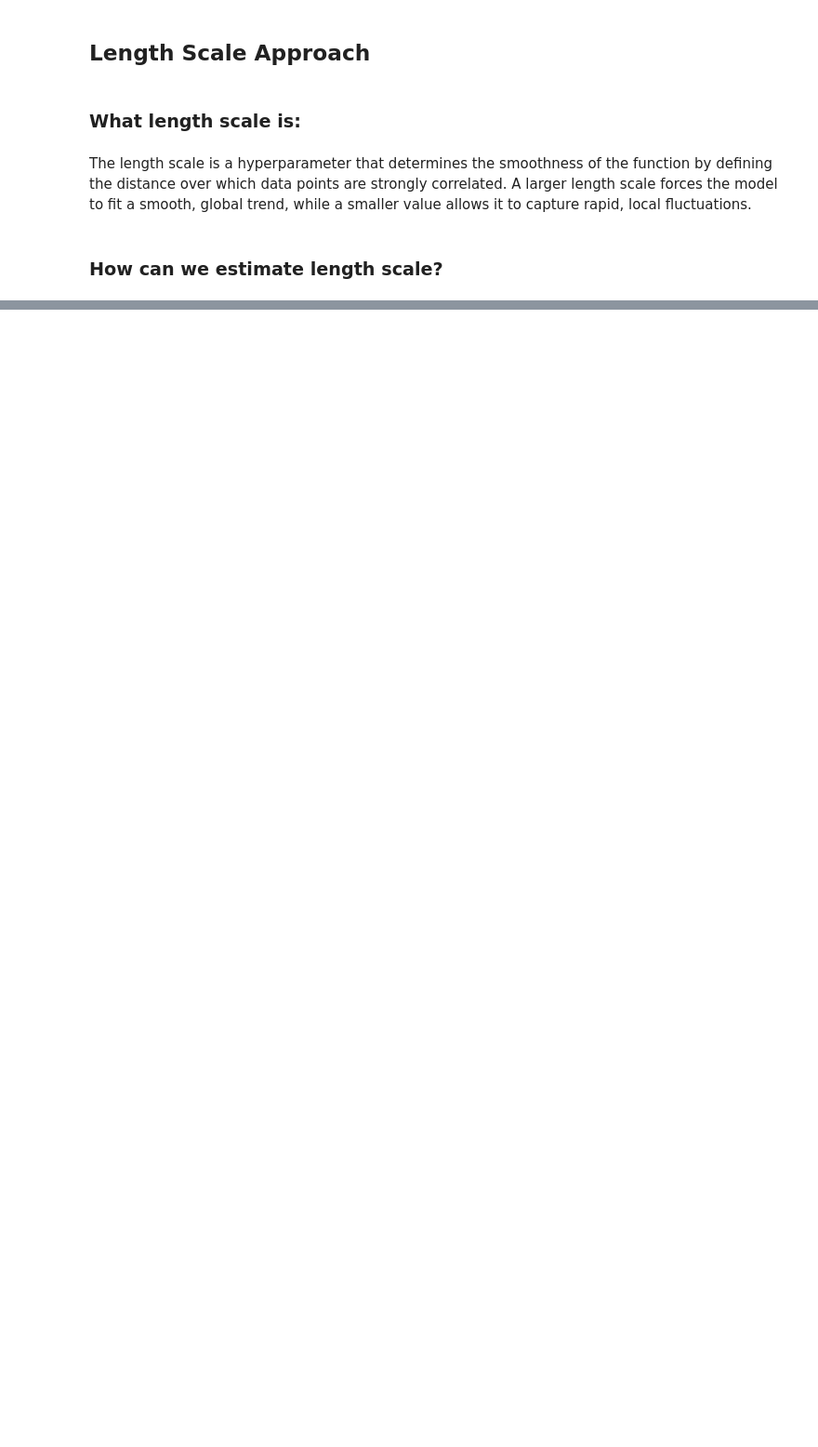
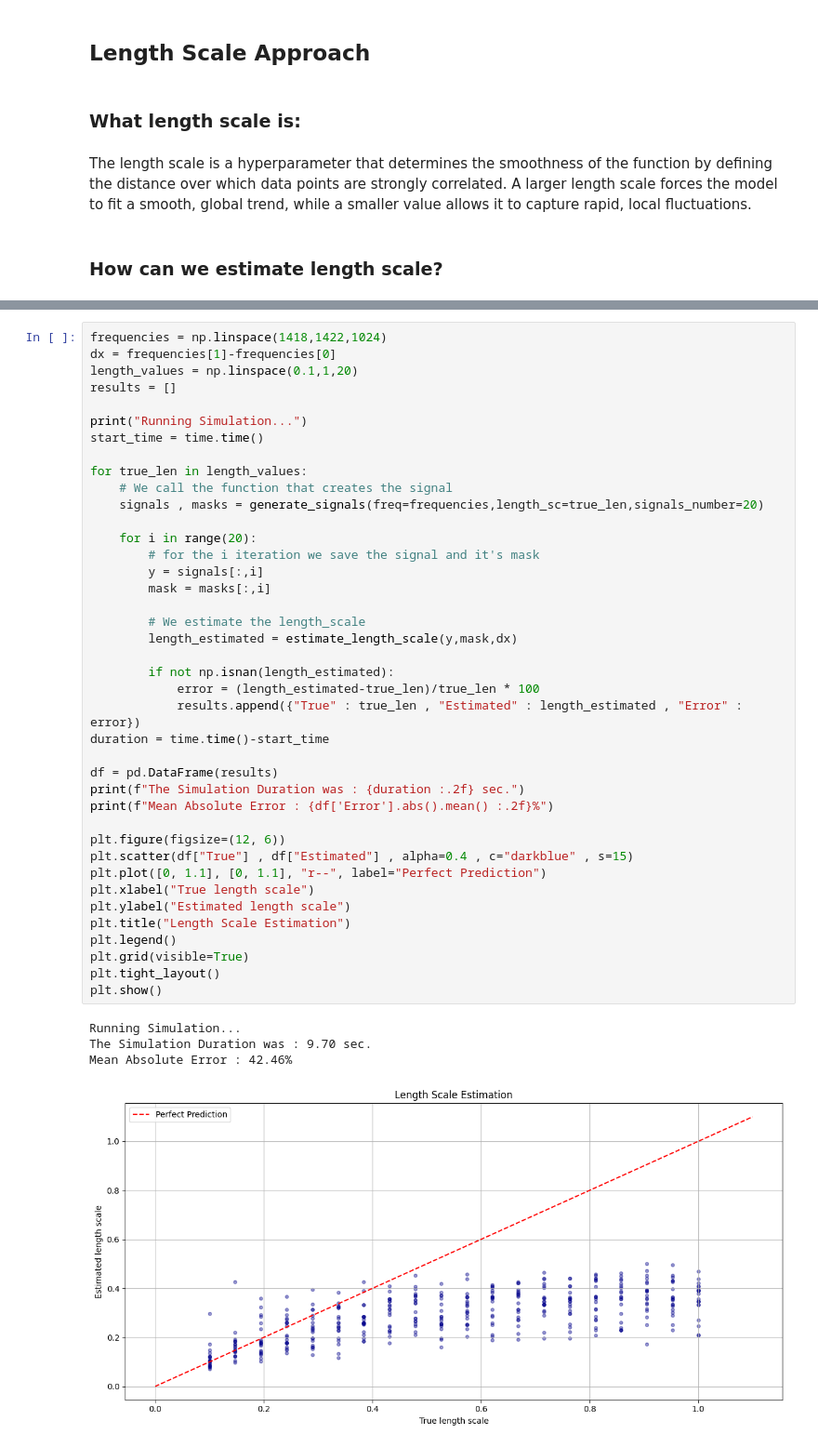
Before and after one commit to Astro-BEAM-AUTh/data-analysis, a Jupyter notebook: BackgroundRemoval/GPR/GPR_Hyperparameters.ipynb, the cells around one changed output, grey strips where cells are left out. Shown: that part at 93% size. Cells and saved outputs as stored; diff of their text form; blank space fills up the shorter version.

```diff
--- a/BackgroundRemoval/GPR/GPR_Hyperparameters.ipynb
+++ b/BackgroundRemoval/GPR/GPR_Hyperparameters.ipynb
@@ -225,0 +371,45 @@ To objectively initialize the RBF kernel, we employ the Autocorrelation Method o
+# %%
+frequencies = np.linspace(1418,1422,1024)
+dx = frequencies[1]-frequencies[0]
+length_values = np.linspace(0.1,1,20)
+results = []
+
+print("Running Simulation...")
+start_time = time.time()
+
+for true_len in length_values:
+    # We call the function that creates the signal
+    signals , masks = generate_signals(freq=frequencies,length_sc=true_len,signals_number=20)
+
+    for i in range(20):
+        # for the i iteration we save the signal and it's mask
+        y = signals[:,i]
+        mask = masks[:,i]
+
+        # We estimate the length_scale
+        length_estimated = estimate_length_scale(y,mask,dx)
+
+        if not np.isnan(length_estimated):
+            error = (length_estimated-true_len)/true_len * 100
+            results.append({"True" : true_len , "Estimated" : length_estimated , "Error" : error})
+duration = time.time()-start_time
+
+df = pd.DataFrame(results)
+print(f"The Simulation Duration was : {duration :.2f} sec.")
+print(f"Mean Absolute Error : {df['Error'].abs().mean() :.2f}%")
+
+plt.figure(figsize=(12, 6))
+plt.scatter(df["True"] , df["Estimated"] , alpha=0.4 , c="darkblue" , s=15)
+plt.plot([0, 1.1], [0, 1.1], "r--", label="Perfect Prediction")
+plt.xlabel("True length scale")
+plt.ylabel("Estimated length scale")
+plt.title("Length Scale Estimation")
+plt.legend()
+plt.grid(visible=True)
+plt.tight_layout()
+plt.show()
+# %% [output]
+Running Simulation...
+The Simulation Duration was : 9.70 sec.
+Mean Absolute Error : 42.46%
+[figure, added]
```
Also changed, not shown: parts of 18 cells of this notebook.
